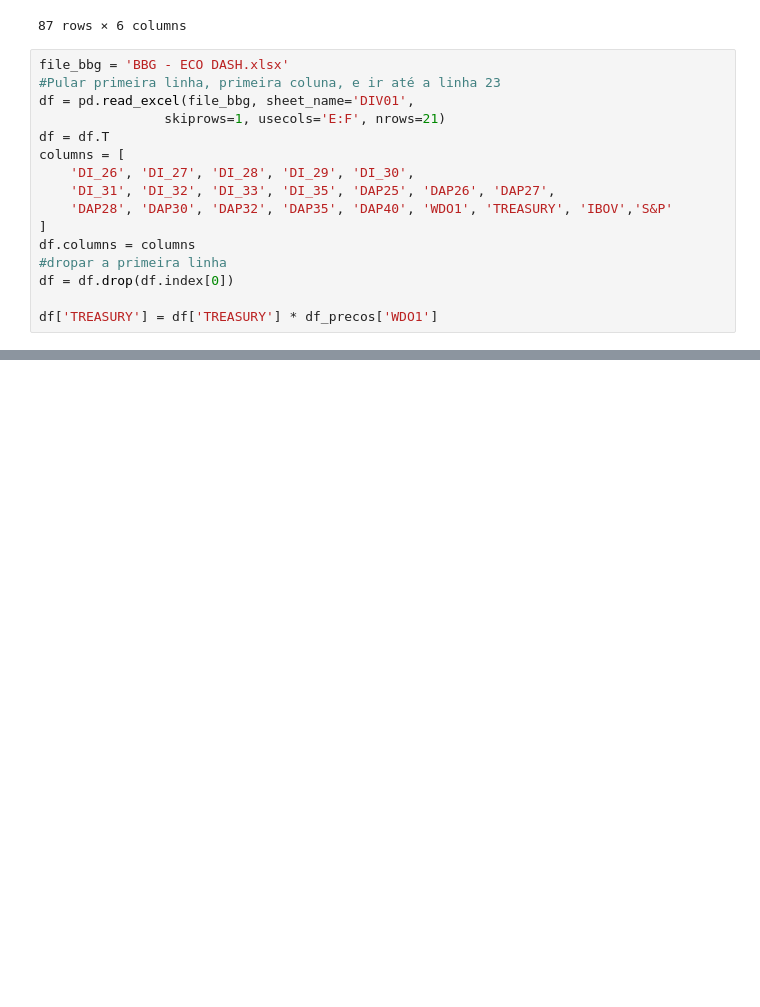
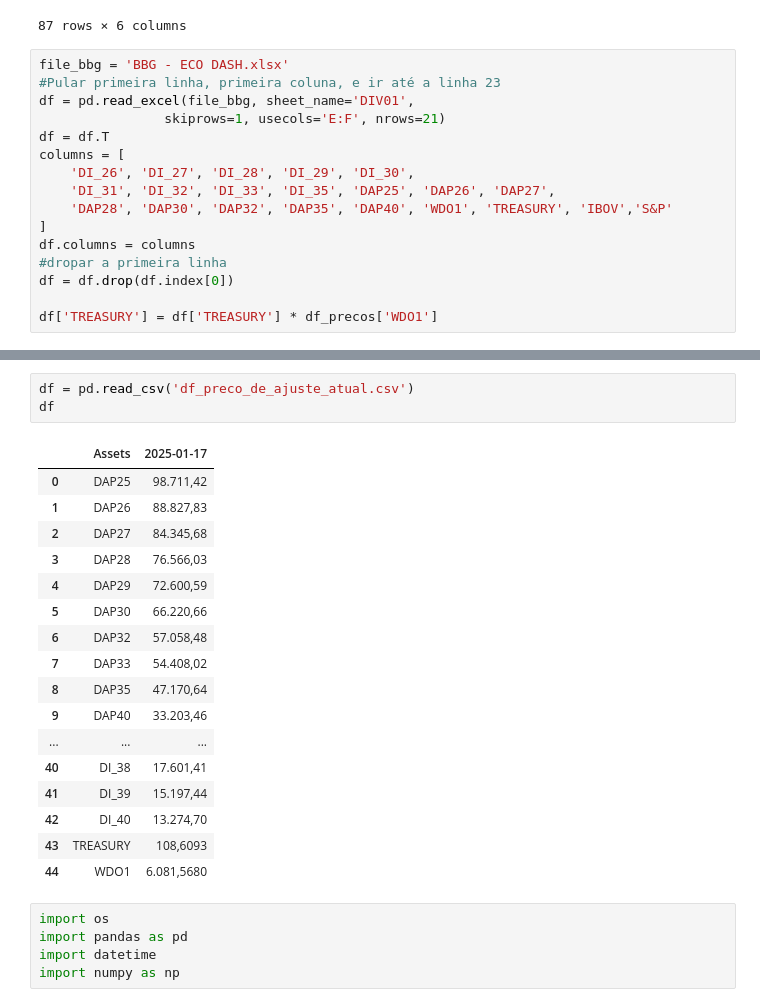
Before and after one commit to AFINVEST/Projeto-Gestao-Risco, a Jupyter notebook: Teste.ipynb, the cells around one changed output, grey strips where cells are left out. Saved outputs shown, nothing was run; the diff lists cells and outputs as text; blank space fills up the shorter version.

```diff
--- a/Teste.ipynb
+++ b/Teste.ipynb
@@ -40,0 +36,26 @@ df['TREASURY'] = df['TREASURY'] * df_precos['WDO1']
+# %%
+df = pd.read_csv('df_preco_de_ajuste_atual.csv')
+df
+# %% [output]
+|  | Assets | 2025-01-17 |
+| 0 | DAP25 | 98.711,42 |
+| 1 | DAP26 | 88.827,83 |
+| 2 | DAP27 | 84.345,68 |
+| 3 | DAP28 | 76.566,03 |
+| 4 | DAP29 | 72.600,59 |
+| 5 | DAP30 | 66.220,66 |
+| 6 | DAP32 | 57.058,48 |
+| 7 | DAP33 | 54.408,02 |
+| 8 | DAP35 | 47.170,64 |
+| 9 | DAP40 | 33.203,46 |
+| ... | ... | ... |
+| 40 | DI_38 | 17.601,41 |
+| 41 | DI_39 | 15.197,44 |
+| 42 | DI_40 | 13.274,70 |
+| 43 | TREASURY | 108,6093 |
+| 44 | WDO1 | 6.081,5680 |
+# %%
+import os
+import pandas as pd
+import datetime
+import numpy as np
```
Also changed, not shown: parts of 6 cells of this notebook, 6 other files.
